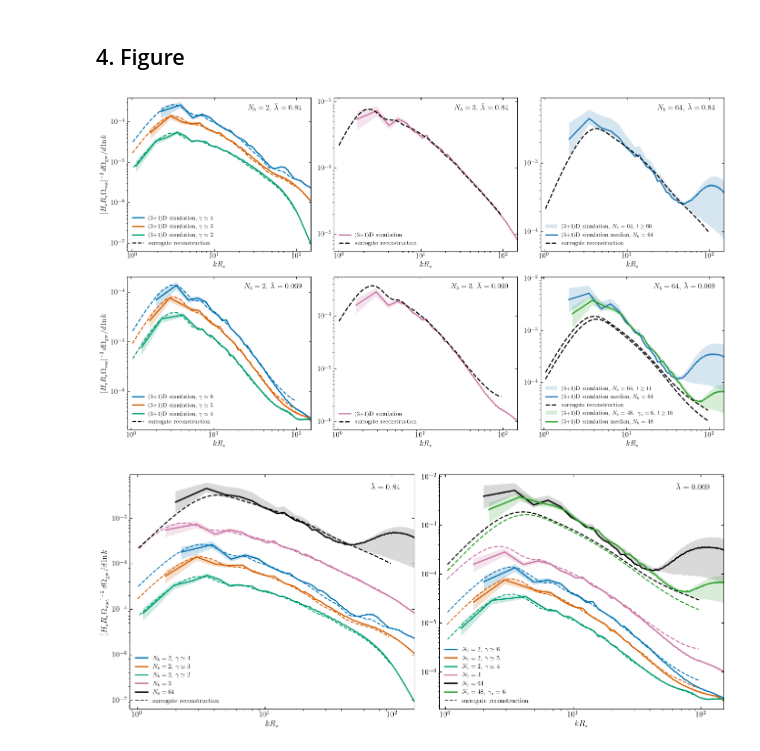
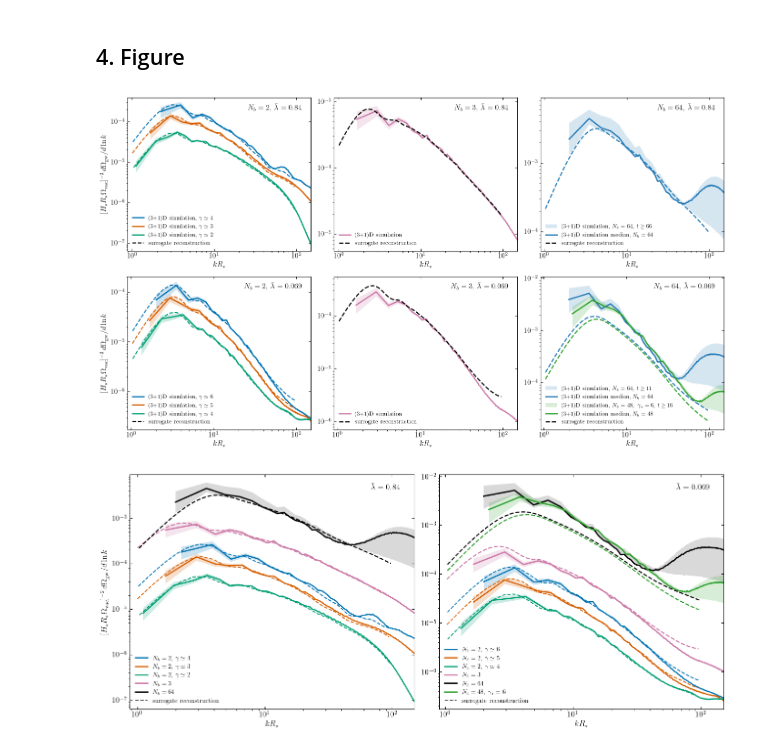
Before and after one commit to MSABuschmann/PhaseTransitionBuilder, a Jupyter notebook: notebooks/22_n2n3n64_surrogate_comparison.ipynb, the cells around one changed output. Saved outputs shown, nothing was run; the diff lists cells and outputs as text; code cells hidden in the pictures.

Commit message:
Color-match N=64 panel surrogate lines to their own dataset instead of shared black

```diff
--- a/notebooks/22_n2n3n64_surrogate_comparison.ipynb
+++ b/notebooks/22_n2n3n64_surrogate_comparison.ipynb
@@ -541,40 +541,46 @@ for row_idx, lb in enumerate([0.84, 0.069]):
                     label=rf'(3+1)D simulation, $N_b=64$, $t\geq{r64["t_range"][0]:.0f}$')
     ax.plot(r64['kR_sh'], r64['y_median'], color=color_64, lw=2,
             label='(3+1)D simulation median, $N_b=64$')
-    ax.plot(r64['kR_recon'], r64['y_recon'], color=RECON_COLOR,
-            lw=1.8, ls='--', label='surrogate reconstruction')
+    # surrogate reconstruction lines are color-matched to their own dataset
+    # (same convention as the N=2 panel) so two overlapping reconstructions
+    # in the same panel (N_b=64 vs N_b=48 below) stay distinguishable --
+    # the single black legend entry is just a generic "this linestyle means
+    # surrogate reconstruction" swatch, same pattern as the N=2 panel.
+    ax.plot(r64['kR_recon'], r64['y_recon'], color=color_64, lw=1.8, ls='--')
     extents64 = [visible_extent((r64['kR_sh'], r64['y_min']),
                                 (r64['kR_sh'], r64['y_max']),
                                 (r64['kR_recon'], r64['y_recon']))]
 
     if lb == 0.069:
         # second, independent realization: N_b=48, gamma_*=6 -- plotted
         # alongside the N_b=64 case, not instead of it.
         r48 = n64_results_N48
         ax.fill_between(r48['kR_sh'], r48['y_min'], r48['y_max'],
                         color=color_N48, alpha=0.18, linewidth=0,
                         label=rf'(3+1)D simulation, $N_b=48,\ \gamma_*=6$, $t\geq{r48["t_range"][0]:.0f}$')
         ax.plot(r48['kR_sh'], r48['y_median'], color=color_N48, lw=2,
                 label='(3+1)D simulation median, $N_b=48$')
-        ax.plot(r48['kR_recon'], r48['y_recon'], color=RECON_COLOR, lw=1.8, ls='--')
+        ax.plot(r48['kR_recon'], r48['y_recon'], color=color_N48, lw=1.8, ls='--')
         extents64.append(visible_extent((r48['kR_sh'], r48['y_min']),
                                         (r48['kR_sh'], r48['y_max']),
                                         (r48['kR_recon'], r48['y_recon'])))
+
+    ax.plot([], [], color=RECON_COLOR, lw=1.8, ls='--', label='surrogate reconstruction')
 
     x_min = min(e[0] for e in extents64)
     ymin = min(e[1] for e in extents64)
     ymax = max(e[2] for e in extents64)
     style_panel(ax, x_min, ymin, ymax, rf'$N_b=64$,  $\bar\lambda={lb}$')
 
 ylabel = r'$[H_*R_*\Omega_{\rm vac}]^{-2}\,d\Omega_{\rm gw}/d\ln k$'
 axes[0, 0].set_ylabel(ylabel, fontsize=12)
 axes[1, 0].set_ylabel(ylabel, fontsize=12)
 
 fig.tight_layout()
 fig.savefig(PLOTS_DIR / 'n2n3n64_surrogate_grid.pdf', bbox_inches='tight')
 plt.show()
 # %% [output]
-[figure, old version]
+[figure, new version]
 # %%
 # --- Combined view: N=2/N=3/N=64 all on one panel per lambda_bar ---
 fig2, axes2 = plt.subplots(1, 2, figsize=(13, 5.5))
```
Also changed, not shown: 1 other file.
